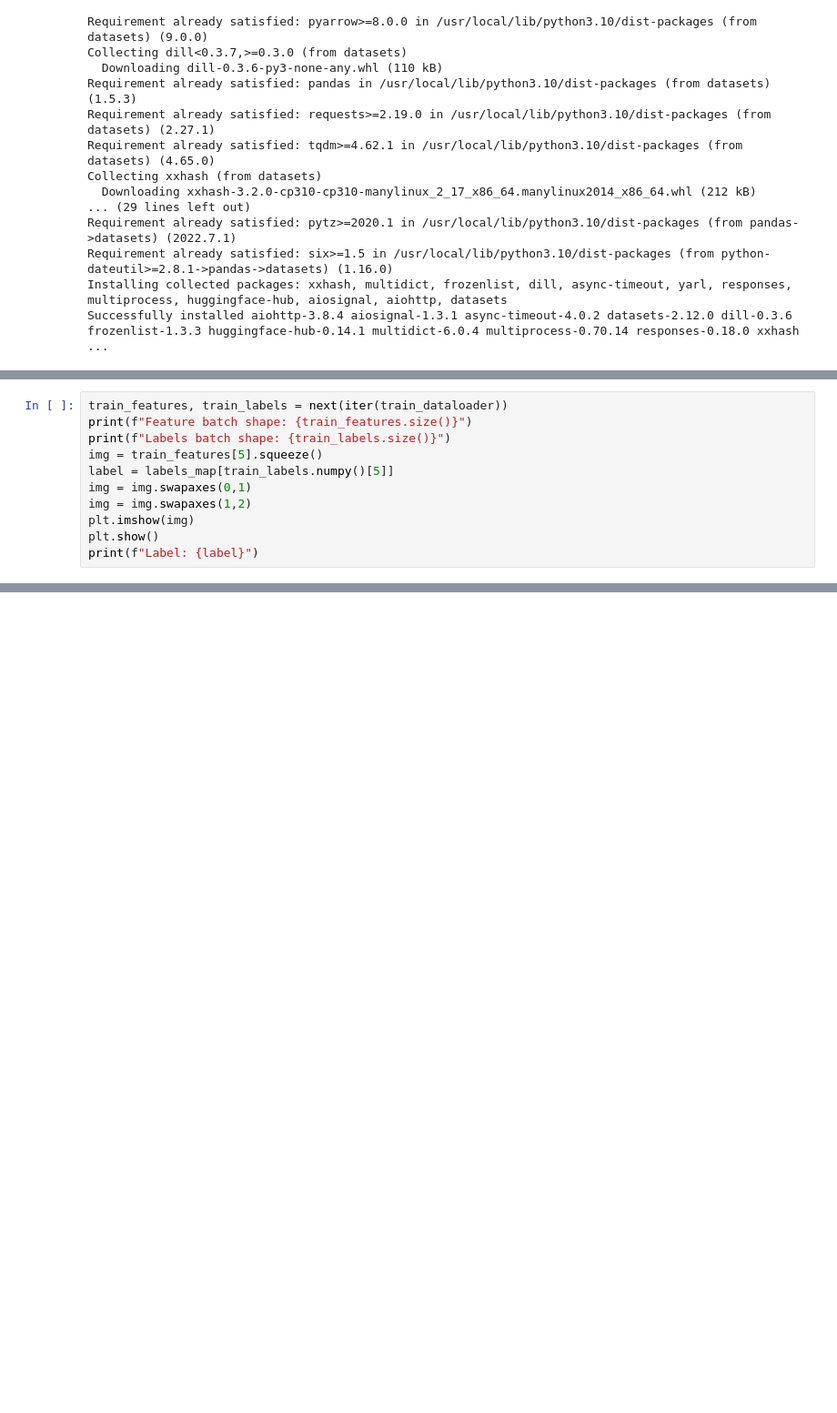
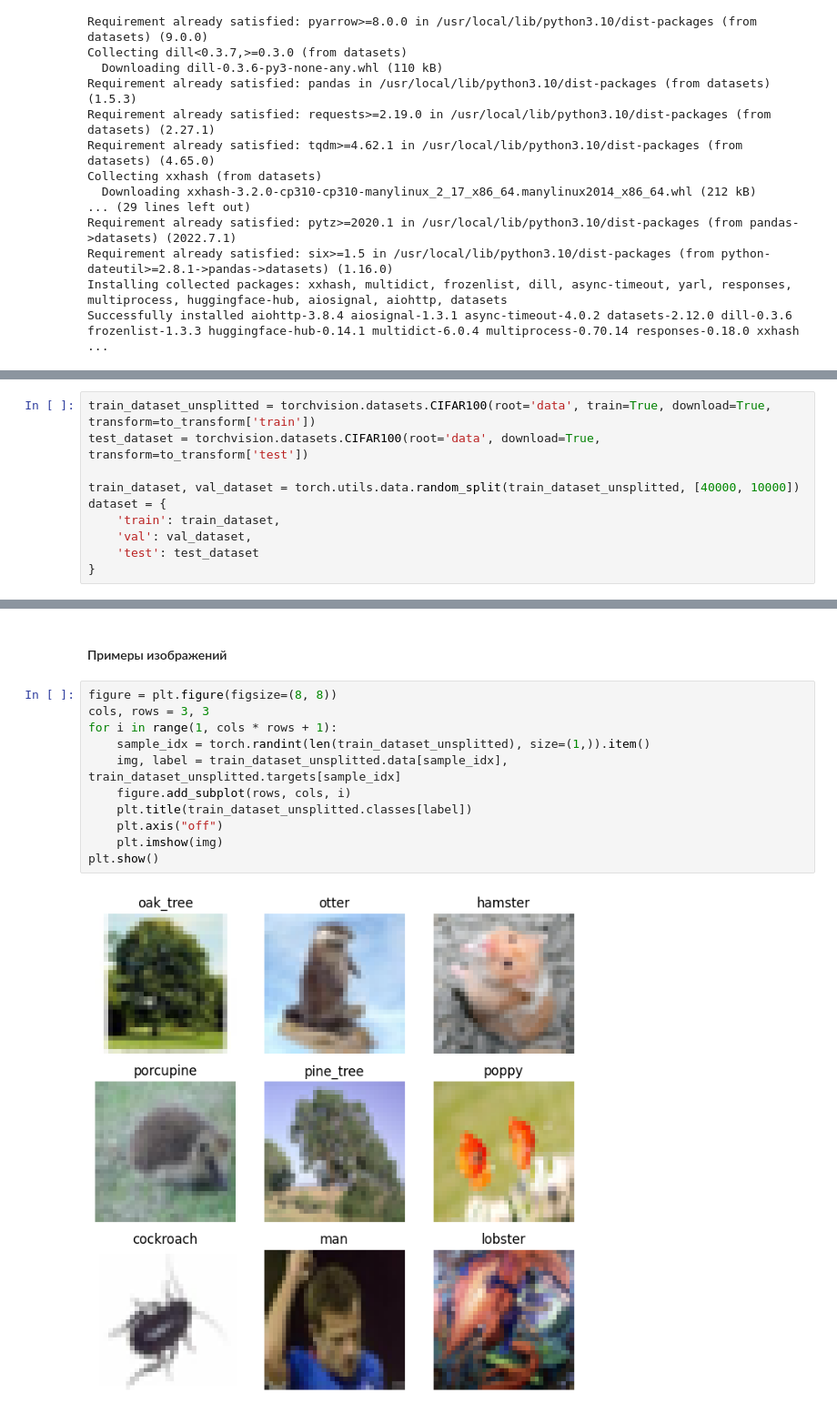
Before and after one commit to Glawary/nn_ml_practice, a Jupyter notebook: labs/04_lab_cv_practice.ipynb, the cells around one changed output, grey strips where cells are left out. Shown at 91% size. Cells and saved outputs as stored; diff of their text form; blank space fills up the shorter version.

```diff
--- a/labs/04_lab_cv_practice.ipynb
+++ b/labs/04_lab_cv_practice.ipynb
@@ -308,11 +82,0 @@ test_dataloader = DataLoader(test_data, batch_size=64, shuffle=True)
-# %%
-train_features, train_labels = next(iter(train_dataloader))
-print(f"Feature batch shape: {train_features.size()}")
-print(f"Labels batch shape: {train_labels.size()}")
-img = train_features[5].squeeze()
-label = labels_map[train_labels.numpy()[5]]
-img = img.swapaxes(0,1)
-img = img.swapaxes(1,2)
-plt.imshow(img)
-plt.show()
-print(f"Label: {label}")
@@ -323,0 +83,10 @@ Label: seal
+# %%
+train_dataset_unsplitted = torchvision.datasets.CIFAR100(root='data', train=True, download=True, transform=to_transform['train'])
+test_dataset = torchvision.datasets.CIFAR100(root='data', download=True, transform=to_transform['test'])
+
+train_dataset, val_dataset = torch.utils.data.random_split(train_dataset_unsplitted, [40000, 10000])
+dataset = {
+    'train': train_dataset,
+    'val': val_dataset,
+    'test': test_dataset
+}
@@ -323,0 +144,15 @@ Label: seal
+# %% [markdown]
+#### Примеры изображений
+# %%
+figure = plt.figure(figsize=(8, 8))
+cols, rows = 3, 3
+for i in range(1, cols * rows + 1):
+    sample_idx = torch.randint(len(train_dataset_unsplitted), size=(1,)).item()
+    img, label = train_dataset_unsplitted.data[sample_idx], train_dataset_unsplitted.targets[sample_idx]
+    figure.add_subplot(rows, cols, i)
+    plt.title(train_dataset_unsplitted.classes[label])
+    plt.axis("off")
+    plt.imshow(img)
+plt.show()
+# %% [output]
+[figure, added]
```
Also changed, not shown: parts of 33 cells of this notebook.
